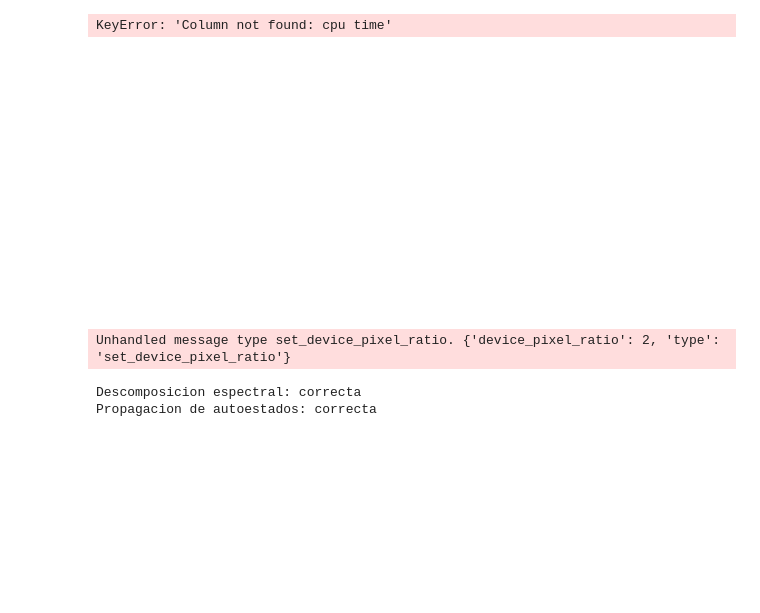
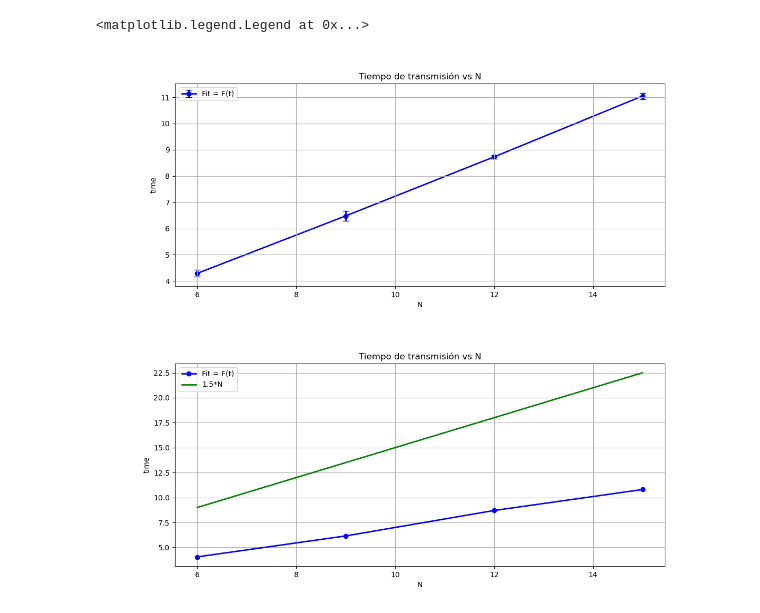
Before and after one commit to sofips/dynamic_ga, a Jupyter notebook: test.ipynb, the cells around one changed output. Drawn from its saved outputs; the diff is of its cells as text; code cells hidden in the pictures; blank space fills up the shorter version.

Commit message:
time evolution

```diff
--- a/test.ipynb
+++ b/test.ipynb
@@ -113,20 +113,11 @@ True
 # %%
 
-compare_mean([og_fid_data],title= 'Tiempo de transmisión vs N', attribute= 'cpu time',labels=['Fit = F(t)'])
+compare_mean([og_fid_data],title= 'Tiempo de transmisión vs N', attribute= 'time',labels=['Fit = F(t)'])
 compare_maxmin([og_fid_data],maxmin='min',title= 'Tiempo de transmisión vs N', attribute= 'time',labels=['Fit = F(t)'])
 
 plt.plot(og_fid_data['dimension'],1.5*og_fid_data['dimension'], label = '1.5*N')
 plt.legend()
 # %% [output]
-KeyError: 'Column not found: cpu time'
+<matplotlib.legend.Legend at 0x...>
-[figure, old version]
+[figure, new version]
-Unhandled message type set_device_pixel_ratio. {'device_pixel_ratio': 2, 'type': 'set_device_pixel_ratio'}
+[figure, added]
-# %%
-nh = 30
-dt = 0.15
-b = 100
-acciones = actions(b,nh)
-propagadores = gen_props(acciones,nh,b,dt)
-# %% [output]
-Descomposicion espectral: correcta
-Propagacion de autoestados: correcta
```
Also changed, not shown: parts of 6 cells of this notebook.
